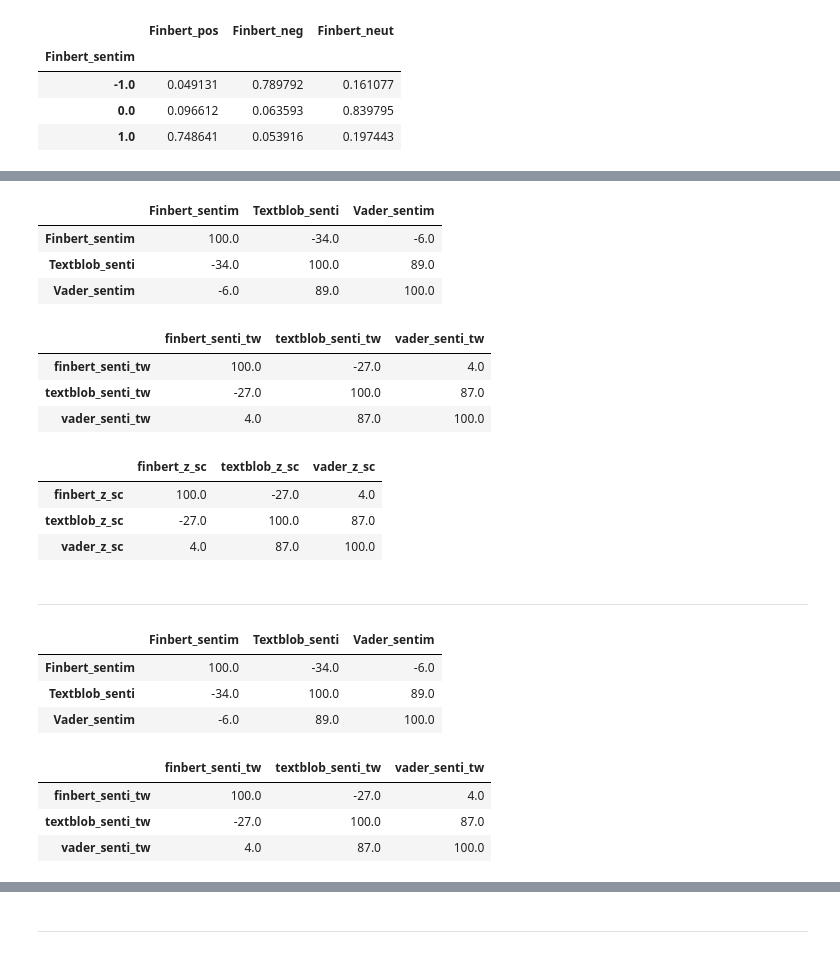
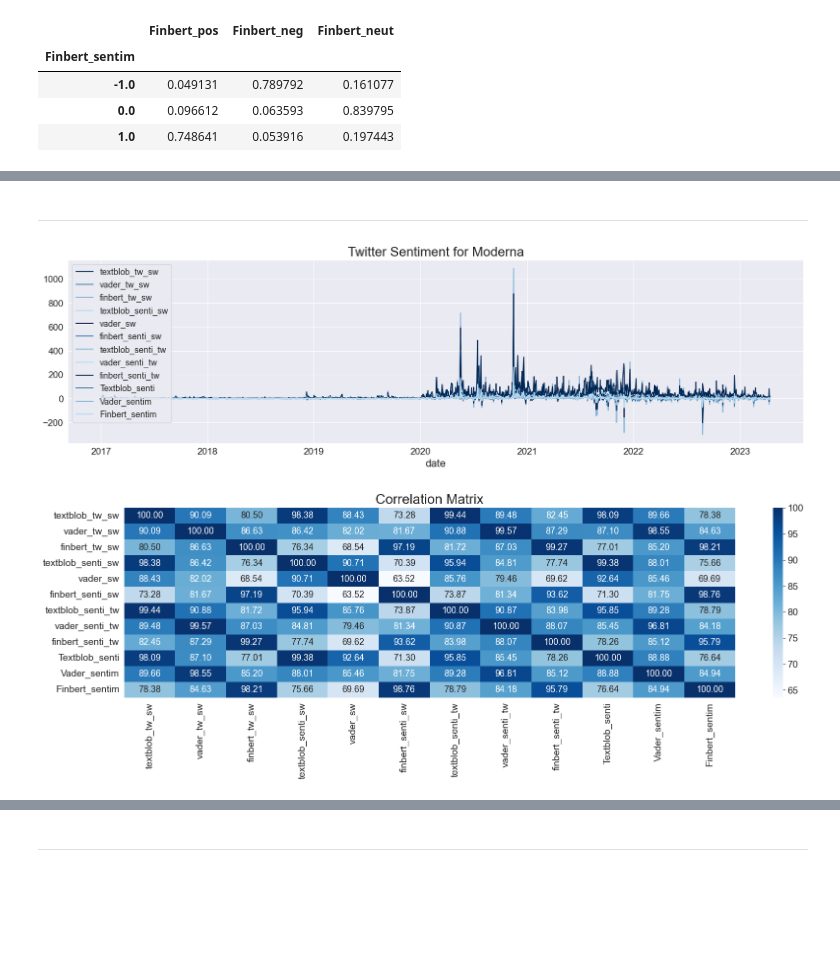
Before and after one commit to Diegozu97/thesis_code, a Jupyter notebook: 03_sentiment_modelling.ipynb, the cells around one changed output, grey strips where cells are left out. Cells and saved outputs as stored; diff of their text form; code cells hidden in the pictures; blank space fills up the shorter version.

```diff
--- a/03_sentiment_modelling.ipynb
+++ b/03_sentiment_modelling.ipynb
@@ -438,40 +411,17 @@ twitter_test[["Finbert_sentim", "Textblob_senti", "Vader_sentim"]].plot(figsize
-# %%
-# Correlation for apple between sentiment
-twitter_test[["Finbert_sentim", "Textblob_senti", "Vader_sentim"]].corr().round(2)*100
-# %% [output]
-|  | Finbert_sentim | Textblob_senti | Vader_sentim |
-| Finbert_sentim | 100.0 | -34.0 | -6.0 |
-| Textblob_senti | -34.0 | 100.0 | 89.0 |
-| Vader_sentim | -6.0 | 89.0 | 100.0 |
-# %%
-twitter_test[["finbert_senti_tw", "textblob_senti_tw", "vader_senti_tw"]].corr().round(2)*100
-# %% [output]
-|  | finbert_senti_tw | textblob_senti_tw | vader_senti_tw |
-| finbert_senti_tw | 100.0 | -27.0 | 4.0 |
-| textblob_senti_tw | -27.0 | 100.0 | 87.0 |
-| vader_senti_tw | 4.0 | 87.0 | 100.0 |
-# %%
-twitter_test[["finbert_z_sc", "textblob_z_sc", "vader_z_sc"]].corr().round(2)*100
-# %% [output]
-|  | finbert_z_sc | textblob_z_sc | vader_z_sc |
-| finbert_z_sc | 100.0 | -27.0 | 4.0 |
-| textblob_z_sc | -27.0 | 100.0 | 87.0 |
-| vader_z_sc | 4.0 | 87.0 | 100.0 |
 # %% [markdown]
 ---
-# %%
-# Correlation for tesla between sentiment
-twitter_test = tweet_senti_df[tweet_senti_df["company"] == "tesla"]
-twitter_test[["Finbert_sentim", "Textblob_senti", "Vader_sentim"]].corr().round(2)*100
-# %% [output]
-|  | Finbert_sentim | Textblob_senti | Vader_sentim |
-| Finbert_sentim | 100.0 | -34.0 | -6.0 |
-| Textblob_senti | -34.0 | 100.0 | 89.0 |
-| Vader_sentim | -6.0 | 89.0 | 100.0 |
-# %%
-twitter_test[["finbert_senti_tw", "textblob_senti_tw", "vader_senti_tw"]].corr().round(2)*100
-# %% [output]
-|  | finbert_senti_tw | textblob_senti_tw | vader_senti_tw |
-| finbert_senti_tw | 100.0 | -27.0 | 4.0 |
-| textblob_senti_tw | -27.0 | 100.0 | 87.0 |
-| vader_senti_tw | 4.0 | 87.0 | 100.0 |
+# %%
+# Correlation for tesla between sentiment
+twitter_test = tweet_senti_df[tweet_senti_df["company"] == "moderna"]
+twitter_test = twitter_test.iloc[:,2:]
+twitter_test.plot(figsize = (20,5), title = "Twitter Sentiment for Moderna")
+plt.show()
+corr_matrix = twitter_test.corr().abs()*100
+corr_matrix = corr_matrix.round(2)
+plt.figure(figsize=(20, 5))
+sns.heatmap(corr_matrix, annot=True, cmap='Blues', fmt=".2f")
+plt.title("Correlation Matrix")
+plt.show()
+# %% [output]
+[figure, added]
+[figure, added]
```
Also changed, not shown: parts of 39 cells of this notebook, 2 other files.
